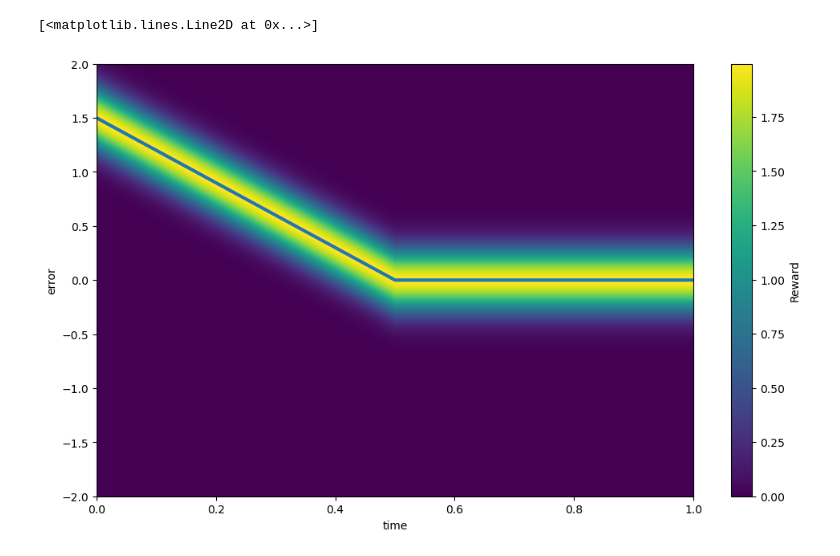
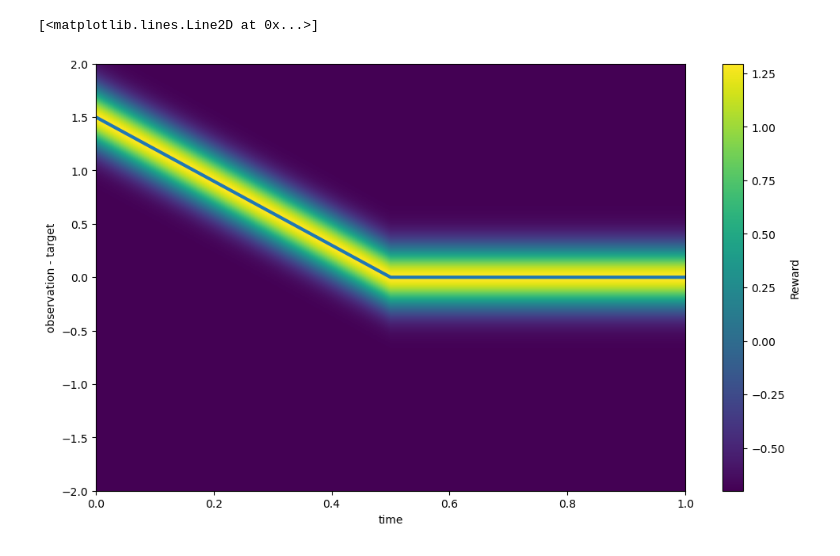
Before and after one commit to litcoderr/flybyml, a Jupyter notebook: experiment/rl/visualize_reward.ipynb, the cells around one changed output. Drawn from its saved outputs; the diff is of its cells as text; code cells hidden in the pictures.

Commit message:
update visualize reward

```diff
--- a/experiment/rl/visualize_reward.ipynb
+++ b/experiment/rl/visualize_reward.ipynb
@@ -17,19 +17,19 @@ std_max = 0.2
 std_min = 0.2
 std = np.clip(2 * (std_min-std_max) * X + std_max, std_min, std_max)
 
-rew = (1 / np.sqrt(2*np.pi*std**2)) * np.exp(-(Y-mean_grid)**2 / (2*std**2))
+rew = (1 / np.sqrt(2*np.pi*std**2)) * np.exp(-(Y-mean_grid)**2 / (2*std**2)) - 0.7
 rew_max = np.max(rew, axis=0)
 rew_scale = np.max(rew_max) / rew_max
 # %%
 plt.figure(figsize=(12,7))
 plt.ylim([y_min, y_max])
 plt.xlim([x_min, x_max])
 plt.xlabel("time")
-plt.ylabel("error")
+plt.ylabel("observation - target")
 
-mesh = plt.pcolormesh(X, Y, rew, shading='auto', cmap='viridis', vmin=0, vmax=np.max(rew))
+mesh = plt.pcolormesh(X, Y, rew, shading='auto', cmap='viridis', vmin=np.min(rew), vmax=np.max(rew))
 plt.colorbar(mesh, label="Reward")
 plt.plot(x, mean, linewidth=3)
 # %% [output]
 [<matplotlib.lines.Line2D at 0x...>]
-[figure, old version]
+[figure, new version]
```
